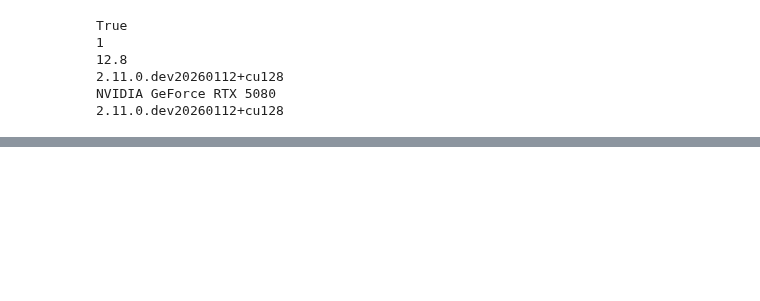
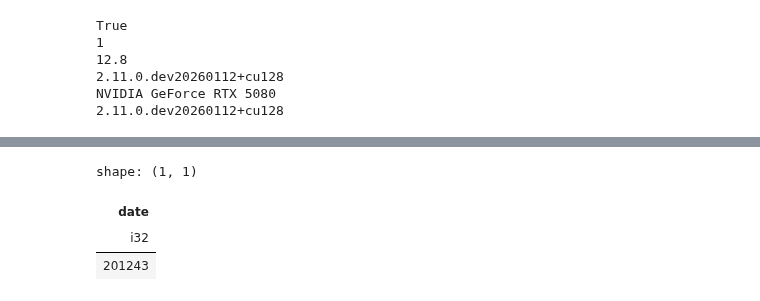
Before and after one commit to LeeKwanHyeong/ts_forecaster_lib, a Jupyter notebook: src/model_test/check_data_distribution.ipynb, the cells around one changed output, grey strips where cells are left out. Cells and saved outputs as stored; diff of their text form; code cells hidden in the pictures; blank space fills up the shorter version.

```diff
--- a/src/model_test/check_data_distribution.ipynb
+++ b/src/model_test/check_data_distribution.ipynb
@@ -54,0 +656,7 @@ shape: (421_570, 4)
+# %%
+df.select('date').max()
+# %% [output]
+shape: (1, 1)
+| date |
+| i32 |
+| 201243 |
```
Also changed, not shown: parts of 7 cells of this notebook, 9 other files.
